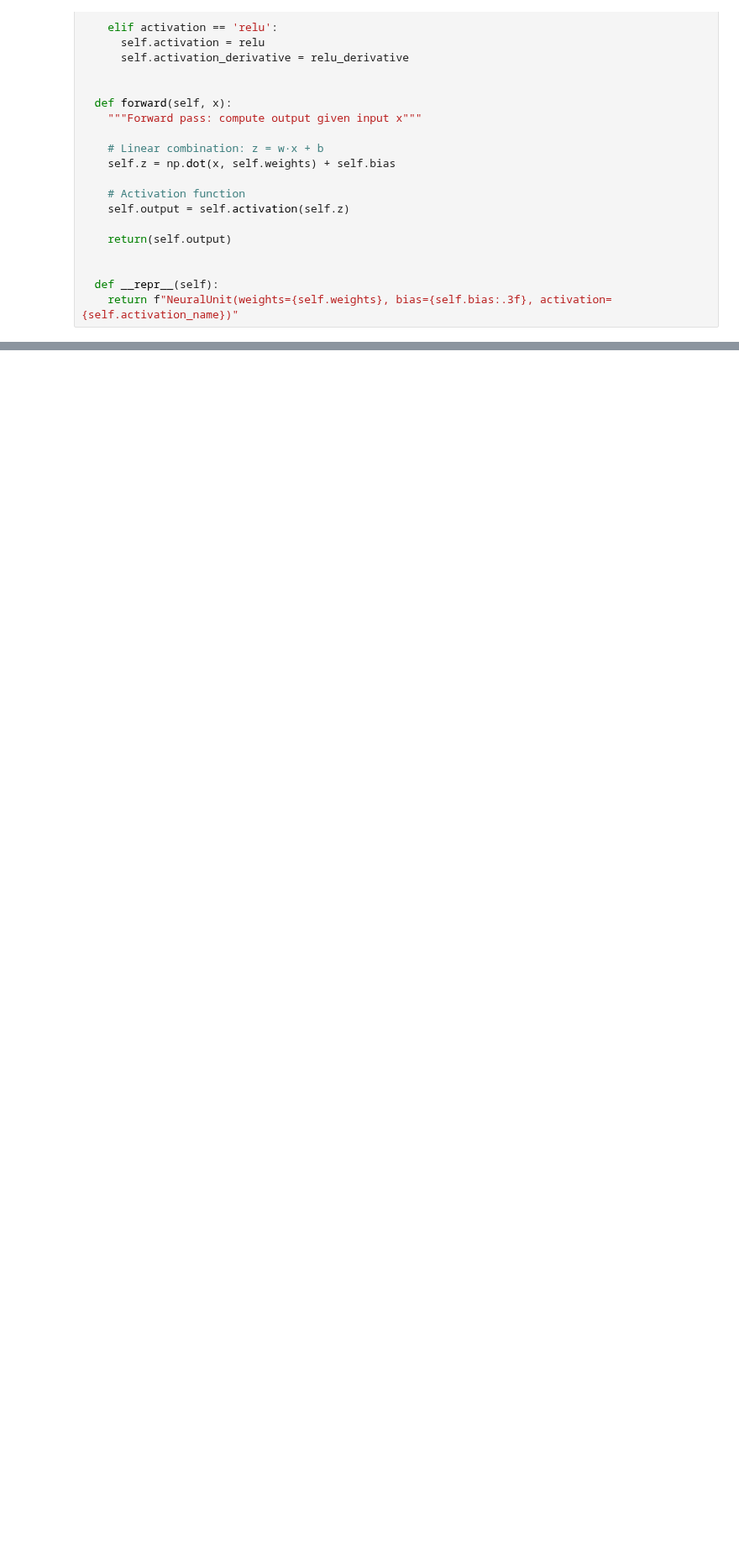
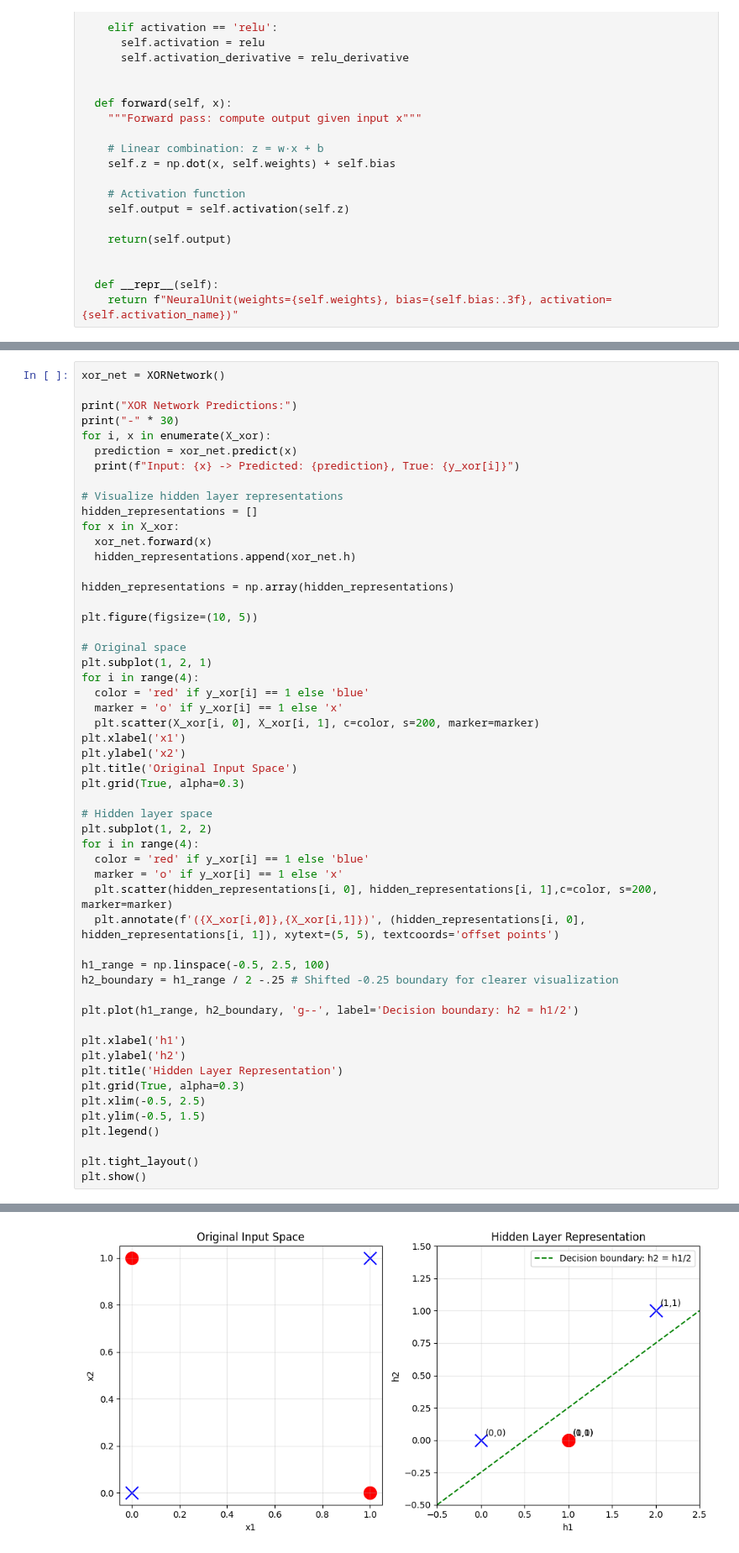
Before and after one commit to bltzr75/Practices_with_Speech_and_Language_Processing_Jurafsky_and_Martin, a Jupyter notebook: 7/Chapter_7.ipynb, the cells around one changed output, grey strips where cells are left out. Shown at 84% size. Drawn from its saved outputs; the diff is of its cells as text; blank space fills up the shorter version.

```diff
--- a/7/Chapter_7.ipynb
+++ b/7/Chapter_7.ipynb
@@ -205,0 +372,54 @@ Output: 0.5504713094556452
+# %%
+xor_net = XORNetwork()
+
+print("XOR Network Predictions:")
+print("-" * 30)
+for i, x in enumerate(X_xor):
+  prediction = xor_net.predict(x)
+  print(f"Input: {x} -> Predicted: {prediction}, True: {y_xor[i]}")
+
+# Visualize hidden layer representations
+hidden_representations = []
+for x in X_xor:
+  xor_net.forward(x)
+  hidden_representations.append(xor_net.h)
+
+hidden_representations = np.array(hidden_representations)
+
+plt.figure(figsize=(10, 5))
+
+# Original space
+plt.subplot(1, 2, 1)
+for i in range(4):
+  color = 'red' if y_xor[i] == 1 else 'blue'
+  marker = 'o' if y_xor[i] == 1 else 'x'
+  plt.scatter(X_xor[i, 0], X_xor[i, 1], c=color, s=200, marker=marker)
+plt.xlabel('x1')
+plt.ylabel('x2')
+plt.title('Original Input Space')
+plt.grid(True, alpha=0.3)
+
+# Hidden layer space
+plt.subplot(1, 2, 2)
+for i in range(4):
+  color = 'red' if y_xor[i] == 1 else 'blue'
+  marker = 'o' if y_xor[i] == 1 else 'x'
+  plt.scatter(hidden_representations[i, 0], hidden_representations[i, 1],c=color, s=200, marker=marker)
+  plt.annotate(f'({X_xor[i,0]},{X_xor[i,1]})', (hidden_representations[i, 0], hidden_representations[i, 1]), xytext=(5, 5), textcoords='offset points')
+
+h1_range = np.linspace(-0.5, 2.5, 100)
+h2_boundary = h1_range / 2 -.25 # Shifted -0.25 boundary for clearer visualization
+
+plt.plot(h1_range, h2_boundary, 'g--', label='Decision boundary: h2 = h1/2')
+
+plt.xlabel('h1')
+plt.ylabel('h2')
+plt.title('Hidden Layer Representation')
+plt.grid(True, alpha=0.3)
+plt.xlim(-0.5, 2.5)
+plt.ylim(-0.5, 1.5)
+plt.legend()
+
+plt.tight_layout()
+plt.show()
+# %% [output]
@@ -205,0 +443 @@ Output: 0.5504713094556452
+[figure, added]
```
Also changed, not shown: parts of 9 cells of this notebook, 1 other file.
